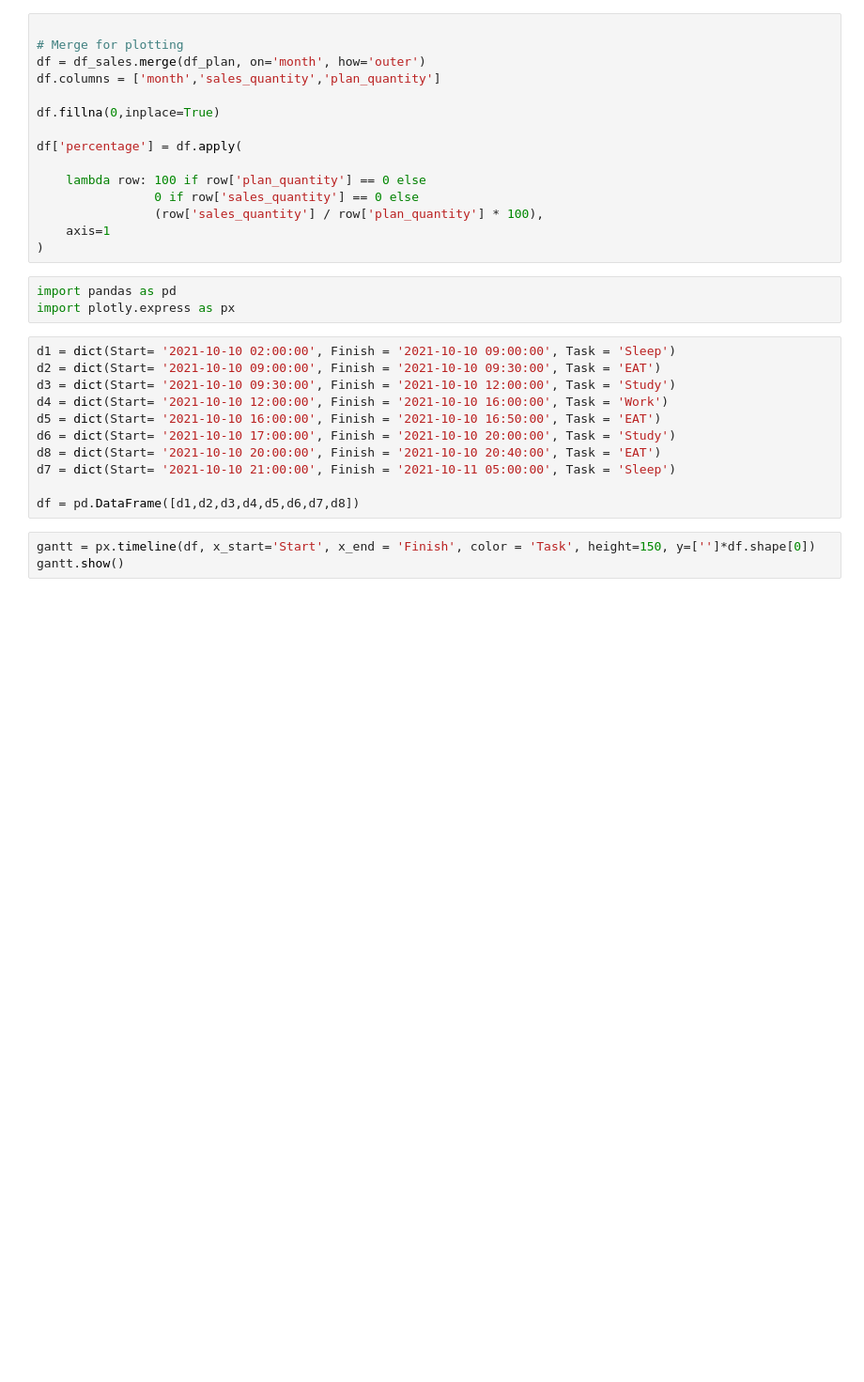
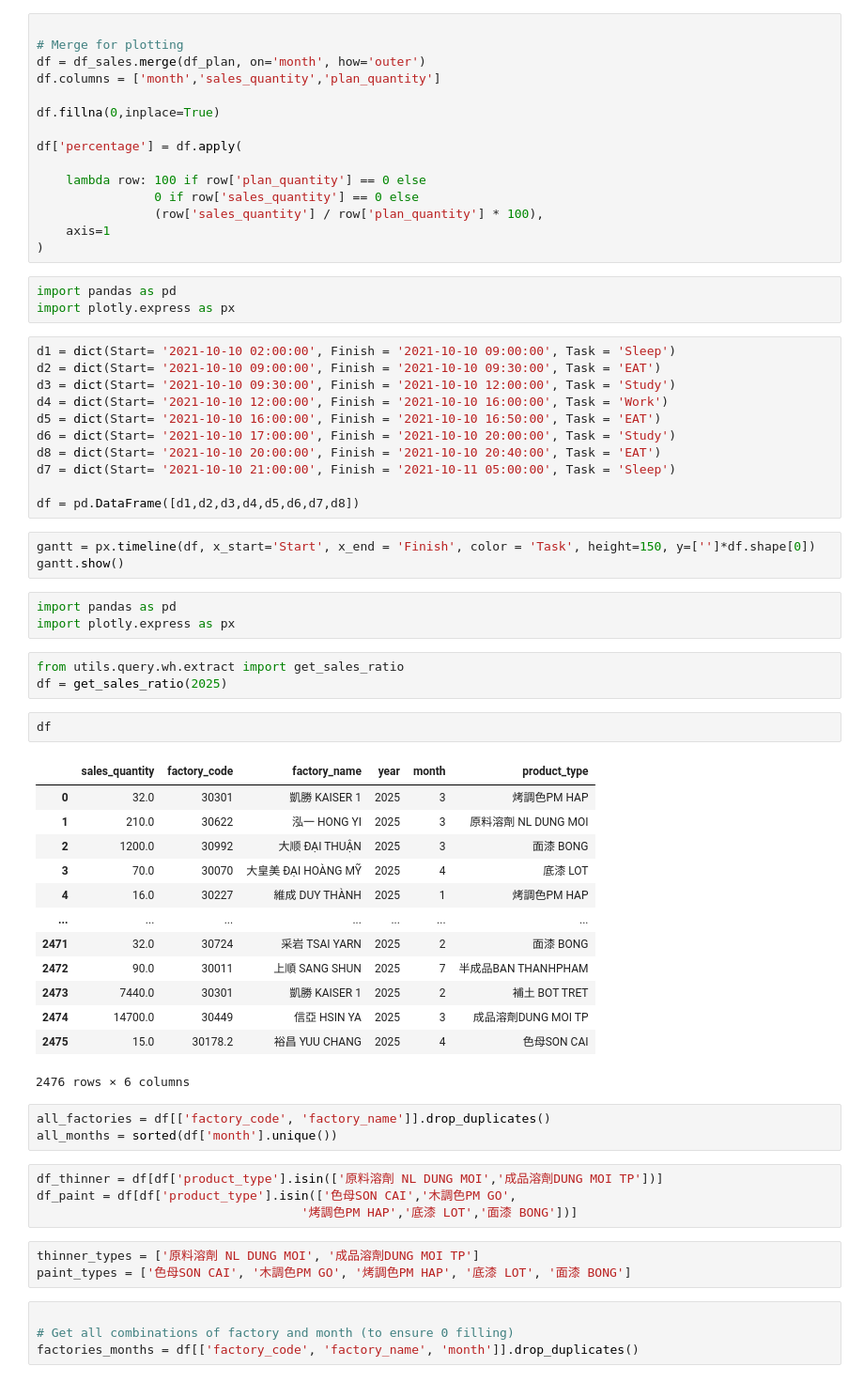
Before and after one commit to datnt1171/dashboard, a Jupyter notebook: test.ipynb, the cells around one changed output. Shown at 94% size. Saved outputs shown, nothing was run; the diff lists cells and outputs as text; blank space fills up the shorter version.

```diff
--- a/test.ipynb
+++ b/test.ipynb
@@ -158,3 +124,39 @@ df = pd.DataFrame([d1,d2,d3,d4,d5,d6,d7,d8])
 # %%
 gantt = px.timeline(df, x_start='Start', x_end = 'Finish', color = 'Task', height=150, y=['']*df.shape[0])
 gantt.show()
+# %%
+import pandas as pd
+import plotly.express as px
+# %%
+from utils.query.wh.extract import get_sales_ratio
+df = get_sales_ratio(2025)
+# %%
+df
+# %% [output]
+|  | sales_quantity | factory_code | factory_name | year | month | product_type |
+| 0 | 32.0 | 30301 | 凱勝 KAISER 1 | 2025 | 3 | 烤調色PM HAP |
+| 1 | 210.0 | 30622 | 泓一 HONG YI | 2025 | 3 | 原料溶劑 NL DUNG MOI |
+| 2 | 1200.0 | 30992 | 大顺 ĐẠI THUẬN | 2025 | 3 | 面漆 BONG |
+| 3 | 70.0 | 30070 | 大皇美 ĐẠI HOÀNG MỸ | 2025 | 4 | 底漆 LOT |
+| 4 | 16.0 | 30227 | 維成 DUY THÀNH | 2025 | 1 | 烤調色PM HAP |
+| ... | ... | ... | ... | ... | ... | ... |
+| 2471 | 32.0 | 30724 | 采岩 TSAI YARN | 2025 | 2 | 面漆 BONG |
+| 2472 | 90.0 | 30011 | 上順 SANG SHUN | 2025 | 7 | 半成品BAN THANHPHAM |
+| 2473 | 7440.0 | 30301 | 凱勝 KAISER 1 | 2025 | 2 | 補土 BOT TRET |
+| 2474 | 14700.0 | 30449 | 信亞 HSIN YA | 2025 | 3 | 成品溶劑DUNG MOI TP |
+| 2475 | 15.0 | 30178.2 | 裕昌 YUU CHANG | 2025 | 4 | 色母SON CAI |
+2476 rows × 6 columns
+# %%
+all_factories = df[['factory_code', 'factory_name']].drop_duplicates()
+all_months = sorted(df['month'].unique())
+# %%
+df_thinner = df[df['product_type'].isin(['原料溶劑 NL DUNG MOI','成品溶劑DUNG MOI TP'])]
+df_paint = df[df['product_type'].isin(['色母SON CAI','木調色PM GO',
+                                    '烤調色PM HAP','底漆 LOT','面漆 BONG'])]
+# %%
+thinner_types = ['原料溶劑 NL DUNG MOI', '成品溶劑DUNG MOI TP']
+paint_types = ['色母SON CAI', '木調色PM GO', '烤調色PM HAP', '底漆 LOT', '面漆 BONG']
+# %%
+
+# Get all combinations of factory and month (to ensure 0 filling)
+factories_months = df[['factory_code', 'factory_name', 'month']].drop_duplicates()
```
Also changed, not shown: parts of 10 cells of this notebook, 5 other files.
